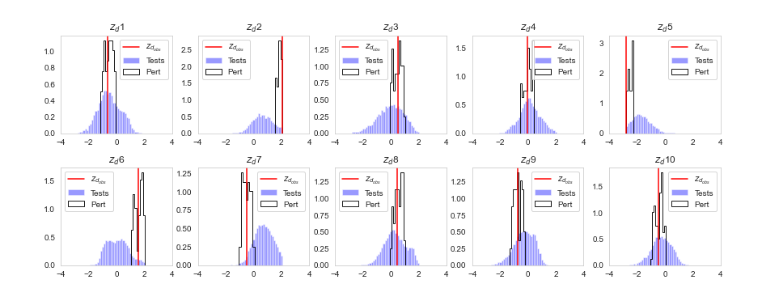
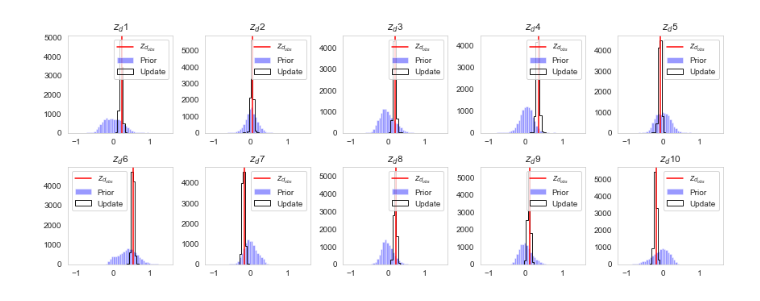
Before and after one commit to rsyamil/latent-space-data-assimilation-lsda, a Jupyter notebook: lsda-demo.ipynb, the cells around one changed output. Saved outputs shown, nothing was run; the diff lists cells and outputs as text; code cells hidden in the pictures.

```diff
--- a/lsda-demo.ipynb
+++ b/lsda-demo.ipynb
@@ -130,23 +50,35 @@ f.savefig('readme/test_zds_scatter_demo.png')
+# %%
+#get variables for LSDA
+zm_test = LSDA.m2zm.predict(x_test)
+zd_test = LSDA.d2zd.predict(y_reg_test)
+# %%
+#lsda workflow
+ref_case = 3
+N_a = 4
+alpha = [80, 30, 4, 1.5]
+
+#data: in practice, remove/hide the ref_case from the ensemble
+d_obs = y_reg_test[ref_case:ref_case+1, :].T
+
+#call esmda method
+esmda_method = esmda.ESMDA(ref_case, d_obs, LSDA, zm_test, zd_test)
+Ensemble, Ensemble_d = esmda_method.assimilate(N_a, alpha)
 # %%
-#latent spaces for the data
-
-zd_obs = zd_test[case, :]
-
-binmax = np.max(zd_obs)
-binmin = np.min(zd_obs)
-bb2 = np.linspace(binmin, binmax, 40)
+#plot for all latent variables
+binmax = np.max(Ensemble_d[0])
+binmin = np.min(Ensemble_d[0])
+bb2 = np.linspace(binmin, binmax, 50)
 
 f = plt.figure(figsize=(12, 9))
 for i in range(10):
     plt.subplot(4, 5, i+1)
-    plt.hist(zd_test[:, i].flatten(), color='blue', alpha=0.4, bins=bb2, density=True, label="Tests")
-    plt.hist(zd_obs_pert[:, i].flatten(), color='blue', alpha=0.9, edgecolor='black', histtype='step', bins=bb2, density=True, label="Pert")
-    plt.axvline(x=zd_obs[i], c='r', label="$z_{d_{obs}}$")
+    plt.hist(Ensemble_d[0][i, :].flatten(), color='blue', alpha=0.4, bins=bb2, density=False, label="Prior")
+    plt.hist(Ensemble_d[3][i, :].flatten(), color='blue', alpha=0.9, edgecolor='black', histtype='step', bins=bb2, density=False, label="Update")
+    plt.axvline(x=zd_test[ref_case:ref_case+1, i], c='r', label="$z_{d_{obs}}$")
     plt.grid(False)
-    plt.xlim(-4, 4),
     plt.title('$z_{d}$'+str(i+1))
     plt.legend()
 f.tight_layout()
 f.savefig('readme/test_zds_demo.png')
 # %% [output]
-[figure, old version]
+[figure, new version]
```
Also changed, not shown: parts of 14 cells of this notebook, 11 other files.
